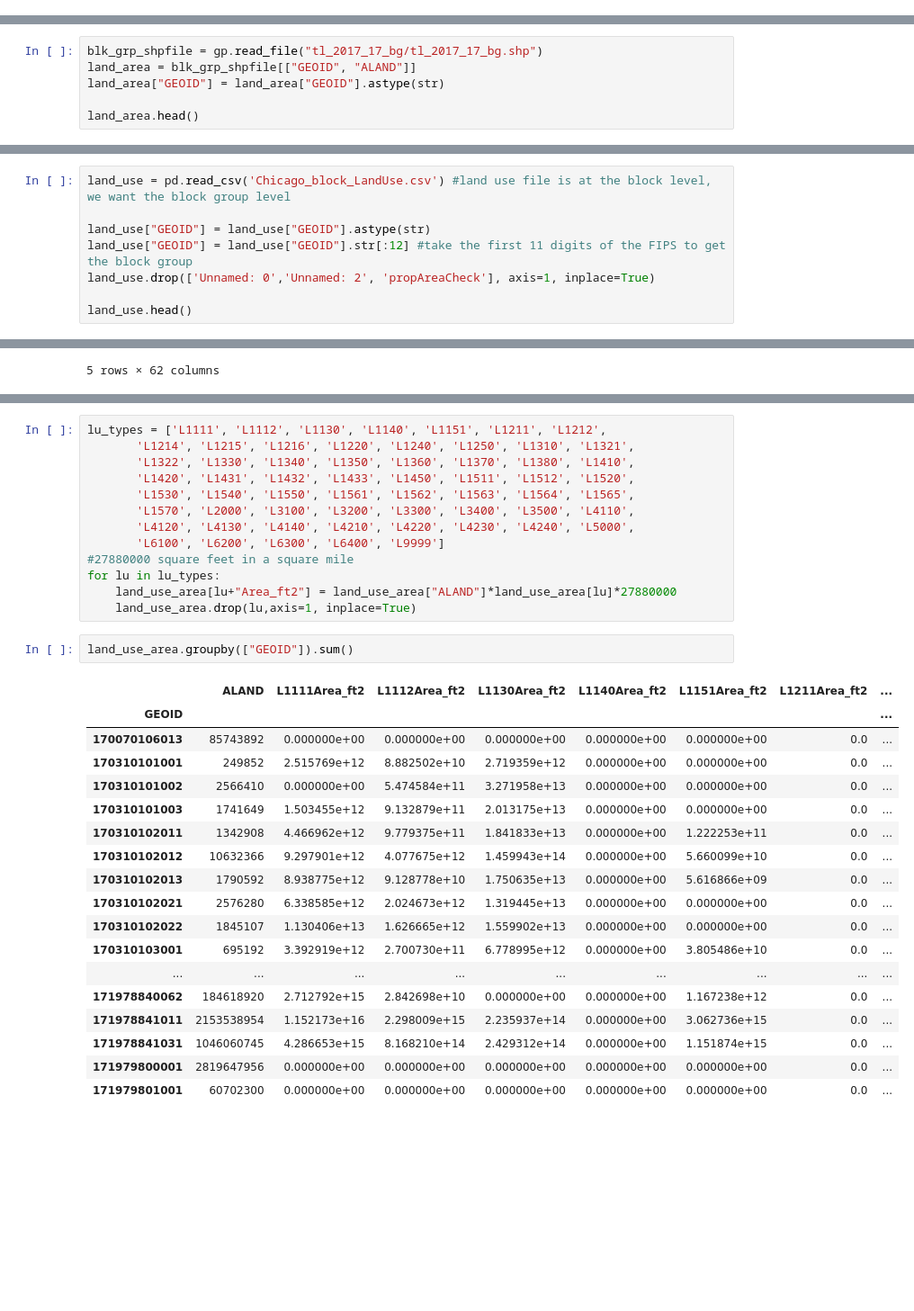
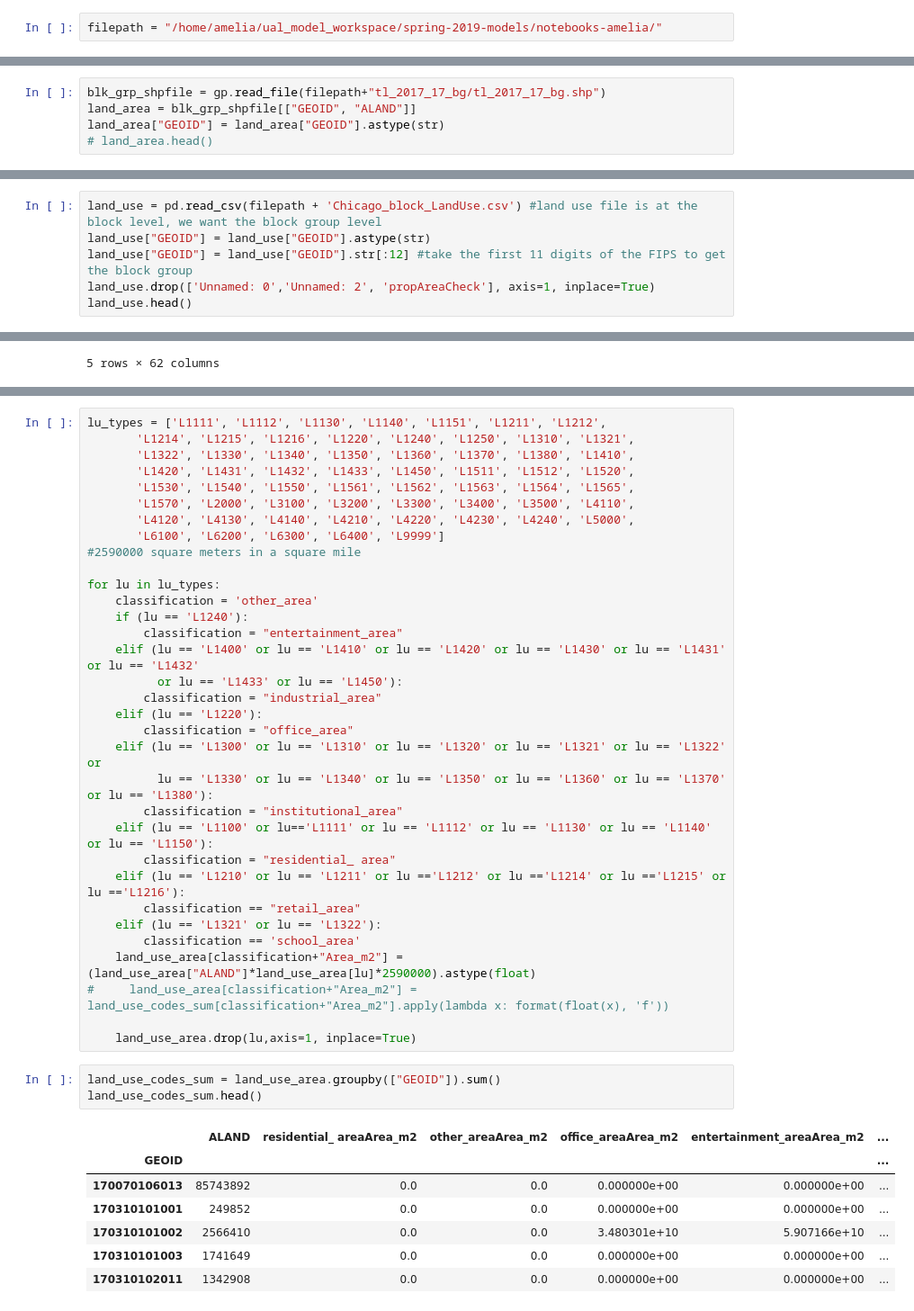
Before and after one commit to ual/ual_model_workspace, a Jupyter notebook: spring-2019-models/notebooks-amelia/urbansim to polaris data.ipynb, the cells around one changed output, grey strips where cells are left out. Shown: that part at 90% size. Drawn from its saved outputs; the diff is of its cells as text; blank space fills up the shorter version.

Commit message:
finished land use, and finalized all scripts with pums data vars

```diff
--- a/spring-2019-models/notebooks-amelia/urbansim to polaris data.ipynb
+++ b/spring-2019-models/notebooks-amelia/urbansim to polaris data.ipynb
@@ -37,0 +19,2 @@ households = store['households']
+# %%
+filepath = "/home/amelia/ual_model_workspace/spring-2019-models/notebooks-amelia/"
@@ -322,6 +321,5 @@ persons_df.head(50)
 # %%
-blk_grp_shpfile = gp.read_file("tl_2017_17_bg/tl_2017_17_bg.shp")
+blk_grp_shpfile = gp.read_file(filepath+"tl_2017_17_bg/tl_2017_17_bg.shp")
 land_area = blk_grp_shpfile[["GEOID", "ALAND"]]
 land_area["GEOID"] = land_area["GEOID"].astype(str)
-
-land_area.head()
+# land_area.head()
@@ -340,10 +326,8 @@ See the caveats in the documentation: http://pandas.pydata.org/pandas-docs/stabl
 # %%
-land_use = pd.read_csv('Chicago_block_LandUse.csv') #land use file is at the block level, we want the block group level
-
+land_use = pd.read_csv(filepath + 'Chicago_block_LandUse.csv') #land use file is at the block level, we want the block group level
 land_use["GEOID"] = land_use["GEOID"].astype(str)
 land_use["GEOID"] = land_use["GEOID"].str[:12] #take the first 11 digits of the FIPS to get the block group
 land_use.drop(['Unnamed: 0','Unnamed: 2', 'propAreaCheck'], axis=1, inplace=True)
-
 land_use.head()
 # %% [output]
 |  | GEOID | L1111 | L1112 | L1130 | L1140 | L1151 | L1211 | L1212 | L1214 | L1215 | ... | ... |
@@ -373,28 +361,38 @@ lu_types = ['L1111', 'L1112', 'L1130', 'L1140', 'L1151', 'L1211', 'L1212',
        'L1570', 'L2000', 'L3100', 'L3200', 'L3300', 'L3400', 'L3500', 'L4110',
        'L4120', 'L4130', 'L4140', 'L4210', 'L4220', 'L4230', 'L4240', 'L5000',
        'L6100', 'L6200', 'L6300', 'L6400', 'L9999']
-#27880000 square feet in a square mile
+#2590000 square meters in a square mile
+
 for lu in lu_types:
-    land_use_area[lu+"Area_ft2"] = land_use_area["ALAND"]*land_use_area[lu]*27880000
+    classification = 'other_area'
+    if (lu == 'L1240'):
+        classification = "entertainment_area"
+    elif (lu == 'L1400' or lu == 'L1410' or lu == 'L1420' or lu == 'L1430' or lu == 'L1431' or lu == 'L1432'
+          or lu == 'L1433' or lu == 'L1450'):
+        classification = "industrial_area"
+    elif (lu == 'L1220'):
+        classification = "office_area"
+    elif (lu == 'L1300' or lu == 'L1310' or lu == 'L1320' or lu == 'L1321' or lu == 'L1322' or
+          lu == 'L1330' or lu == 'L1340' or lu == 'L1350' or lu == 'L1360' or lu == 'L1370' or lu == 'L1380'):
+        classification = "institutional_area"
+    elif (lu == 'L1100' or lu=='L1111' or lu == 'L1112' or lu == 'L1130' or lu == 'L1140' or lu == 'L1150'):
+        classification = "residential_ area"
+    elif (lu == 'L1210' or lu == 'L1211' or lu =='L1212' or lu =='L1214' or lu =='L1215' or lu =='L1216'):
+        classification == "retail_area"
+    elif (lu == 'L1321' or lu == 'L1322'):
+        classification == 'school_area'
+    land_use_area[classification+"Area_m2"] = (land_use_area["ALAND"]*land_use_area[lu]*2590000).astype(float)
+#     land_use_area[classification+"Area_m2"] = land_use_codes_sum[classification+"Area_m2"].apply(lambda x: format(float(x), 'f'))
+
     land_use_area.drop(lu,axis=1, inplace=True)
 # %%
-land_use_area.groupby(["GEOID"]).sum()
+land_use_codes_sum = land_use_area.groupby(["GEOID"]).sum()
+land_use_codes_sum.head()
 # %% [output]
-|  | ALAND | L1111Area_ft2 | L1112Area_ft2 | L1130Area_ft2 | L1140Area_ft2 | L1151Area_ft2 | L1211Area_ft2 | ... |
-| GEOID |  |  |  |  |  |  |  | ... |
-| 170070106013 | 85743892 | 0.000000e+00 | 0.000000e+00 | 0.000000e+00 | 0.000000e+00 | 0.000000e+00 | 0.0 | ... |
-| 170310101001 | 249852 | 2.515769e+12 | 8.882502e+10 | 2.719359e+12 | 0.000000e+00 | 0.000000e+00 | 0.0 | ... |
-| 170310101002 | 2566410 | 0.000000e+00 | 5.474584e+11 | 3.271958e+13 | 0.000000e+00 | 0.000000e+00 | 0.0 | ... |
-| 170310101003 | 1741649 | 1.503455e+12 | 9.132879e+11 | 2.013175e+13 | 0.000000e+00 | 0.000000e+00 | 0.0 | ... |
-| 170310102011 | 1342908 | 4.466962e+12 | 9.779375e+11 | 1.841833e+13 | 0.000000e+00 | 1.222253e+11 | 0.0 | ... |
-| 170310102012 | 10632366 | 9.297901e+12 | 4.077675e+12 | 1.459943e+14 | 0.000000e+00 | 5.660099e+10 | 0.0 | ... |
-| 170310102013 | 1790592 | 8.938775e+12 | 9.128778e+10 | 1.750635e+13 | 0.000000e+00 | 5.616866e+09 | 0.0 | ... |
-| 170310102021 | 2576280 | 6.338585e+12 | 2.024673e+12 | 1.319445e+13 | 0.000000e+00 | 0.000000e+00 | 0.0 | ... |
-| 170310102022 | 1845107 | 1.130406e+13 | 1.626665e+12 | 1.559902e+13 | 0.000000e+00 | 0.000000e+00 | 0.0 | ... |
-| 170310103001 | 695192 | 3.392919e+12 | 2.700730e+11 | 6.778995e+12 | 0.000000e+00 | 3.805486e+10 | 0.0 | ... |
-| ... | ... | ... | ... | ... | ... | ... | ... | ... |
-| 171978840062 | 184618920 | 2.712792e+15 | 2.842698e+10 | 0.000000e+00 | 0.000000e+00 | 1.167238e+12 | 0.0 | ... |
-| 171978841011 | 2153538954 | 1.152173e+16 | 2.298009e+15 | 2.235937e+14 | 0.000000e+00 | 3.062736e+15 | 0.0 | ... |
-| 171978841031 | 1046060745 | 4.286653e+15 | 8.168210e+14 | 2.429312e+14 | 0.000000e+00 | 1.151874e+15 | 0.0 | ... |
-| 171979800001 | 2819647956 | 0.000000e+00 | 0.000000e+00 | 0.000000e+00 | 0.000000e+00 | 0.000000e+00 | 0.0 | ... |
-| 171979801001 | 60702300 | 0.000000e+00 | 0.000000e+00 | 0.000000e+00 | 0.000000e+00 | 0.000000e+00 | 0.0 | ... |
+|  | ALAND | residential_ areaArea_m2 | other_areaArea_m2 | office_areaArea_m2 | entertainment_areaArea_m2 | ... |
+| GEOID |  |  |  |  |  | ... |
+| 170070106013 | 85743892 | 0.0 | 0.0 | 0.000000e+00 | 0.000000e+00 | ... |
+| 170310101001 | 249852 | 0.0 | 0.0 | 0.000000e+00 | 0.000000e+00 | ... |
+| 170310101002 | 2566410 | 0.0 | 0.0 | 3.480301e+10 | 5.907166e+10 | ... |
+| 170310101003 | 1741649 | 0.0 | 0.0 | 0.000000e+00 | 0.000000e+00 | ... |
+| 170310102011 | 1342908 | 0.0 | 0.0 | 0.000000e+00 | 0.000000e+00 | ... |
```
Also changed, not shown: parts of 60 cells of this notebook.
